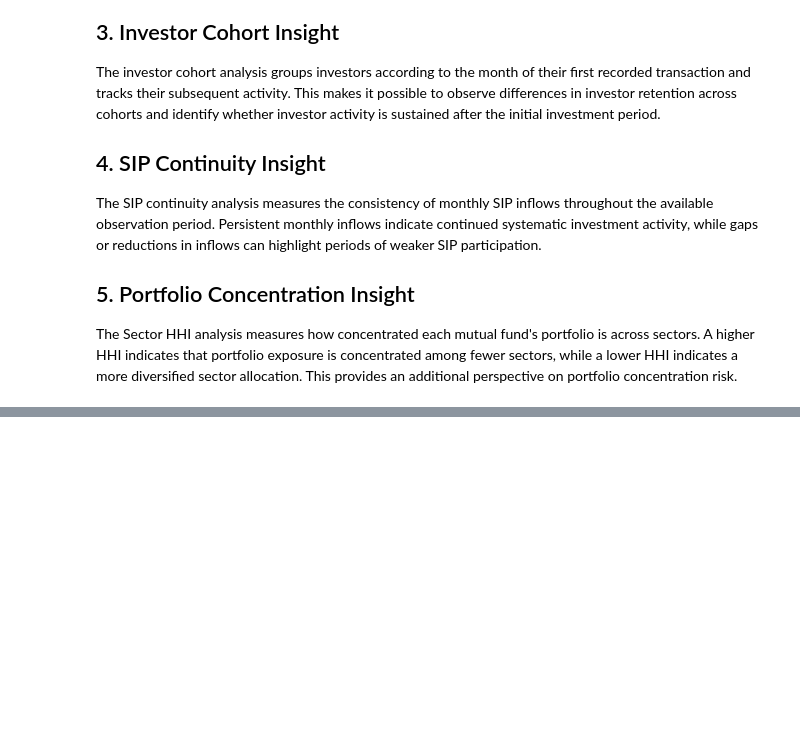
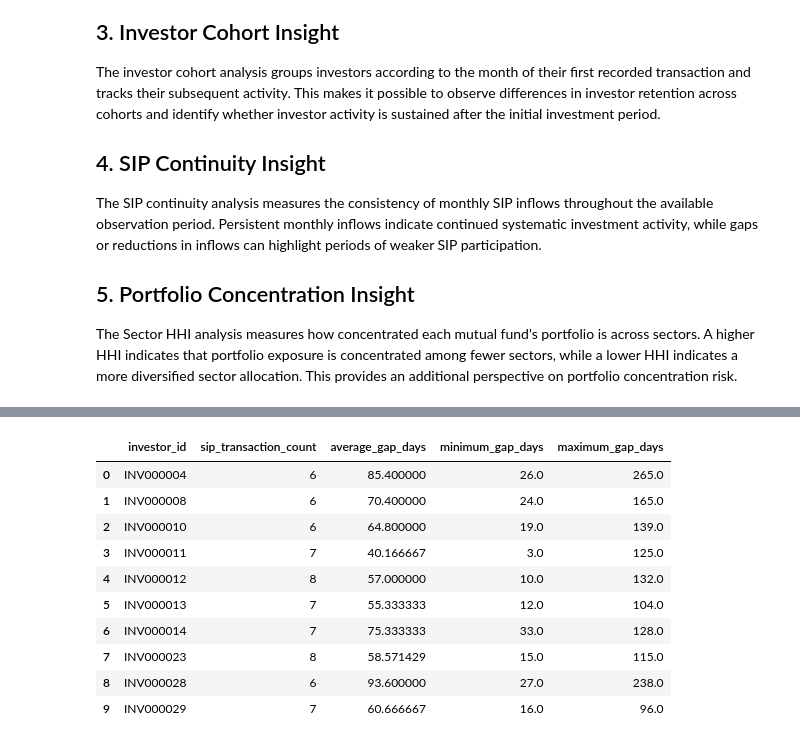
Before and after one commit to aakankshapansare10/EBlueStock_MutualFund, a Jupyter notebook: notebooks/Advanced_Analytics.ipynb, the cells around one changed output, grey strips where cells are left out. Saved outputs shown, nothing was run; the diff lists cells and outputs as text; code cells hidden in the pictures; blank space fills up the shorter version.

```diff
--- a/notebooks/Advanced_Analytics.ipynb
+++ b/notebooks/Advanced_Analytics.ipynb
@@ -952,0 +1322,58 @@ print(
+# %%
+# ============================================================
+# SIP CONTINUITY ANALYSIS — STEP 2B
+# ============================================================
+
+# Keep only investors with 6+ SIP transactions
+sip_continuity_data = sip_continuity_data[
+    sip_continuity_data["investor_id"].isin(
+        eligible_investors["investor_id"]
+    )
+].copy()
+
+# Make sure dates are properly formatted
+sip_continuity_data["transaction_date"] = pd.to_datetime(
+    sip_continuity_data["transaction_date"]
+)
+
+# Sort transactions investor-wise and date-wise
+sip_continuity_data = sip_continuity_data.sort_values(
+    ["investor_id", "transaction_date"]
+)
+
+# Calculate the gap between consecutive SIP dates
+sip_continuity_data["sip_gap_days"] = (
+    sip_continuity_data
+    .groupby("investor_id")["transaction_date"]
+    .diff()
+    .dt.days
+)
+
+# Calculate average gap for each investor
+sip_continuity_summary = (
+    sip_continuity_data
+    .groupby("investor_id")
+    .agg(
+        sip_transaction_count=("transaction_date", "count"),
+        average_gap_days=("sip_gap_days", "mean"),
+        minimum_gap_days=("sip_gap_days", "min"),
+        maximum_gap_days=("sip_gap_days", "max")
+    )
+    .reset_index()
+)
+
+display(
+    sip_continuity_summary.head(10)
+)
+# %% [output]
+|  | investor_id | sip_transaction_count | average_gap_days | minimum_gap_days | maximum_gap_days |
+| 0 | INV000004 | 6 | 85.400000 | 26.0 | 265.0 |
+| 1 | INV000008 | 6 | 70.400000 | 24.0 | 165.0 |
+| 2 | INV000010 | 6 | 64.800000 | 19.0 | 139.0 |
+| 3 | INV000011 | 7 | 40.166667 | 3.0 | 125.0 |
+| 4 | INV000012 | 8 | 57.000000 | 10.0 | 132.0 |
+| 5 | INV000013 | 7 | 55.333333 | 12.0 | 104.0 |
+| 6 | INV000014 | 7 | 75.333333 | 33.0 | 128.0 |
+| 7 | INV000023 | 8 | 58.571429 | 15.0 | 115.0 |
+| 8 | INV000028 | 6 | 93.600000 | 27.0 | 238.0 |
+| 9 | INV000029 | 7 | 60.666667 | 16.0 | 96.0 |
```
Also changed, not shown: parts of 18 cells of this notebook.
